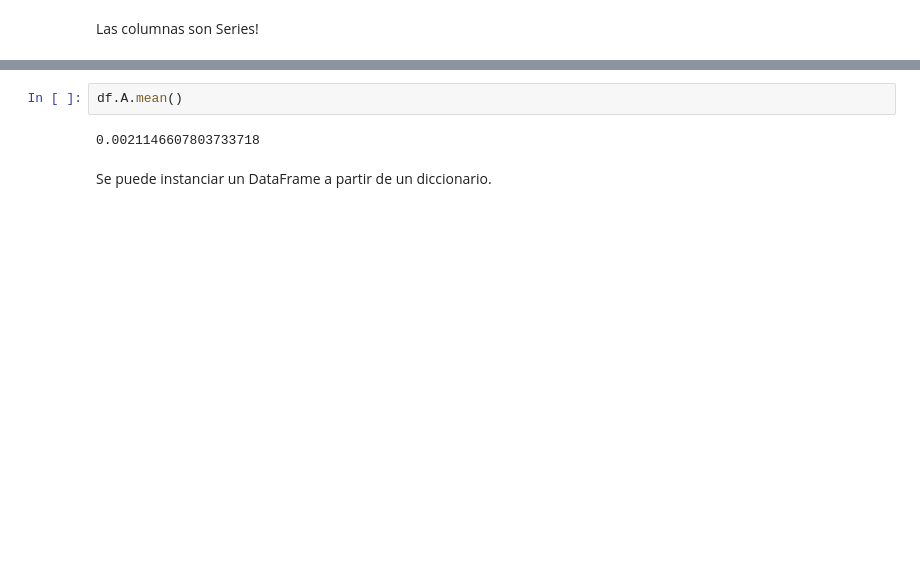
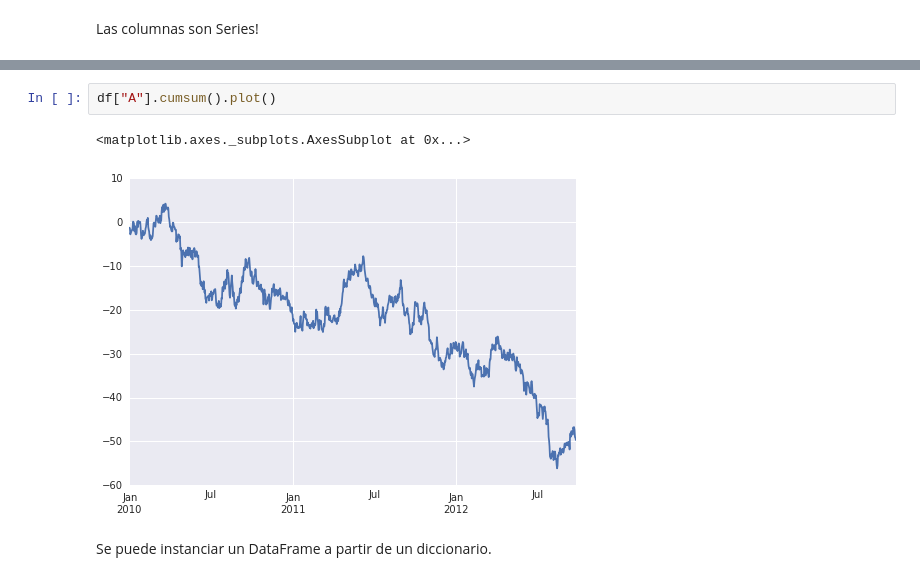
Before and after one commit to mgaitan/curso-python-cientifico, a Jupyter notebook: Clase 8.ipynb, the cells around one changed output, grey strips where cells are left out. Cells and saved outputs as stored; diff of their text form; blank space fills up the shorter version.

```diff
--- a/Clase 8.ipynb
+++ b/Clase 8.ipynb
@@ -280,7 +280,8 @@ pandas.core.series.Series
 # %%
-df.A.mean()
+df["A"].cumsum().plot()
 # %% [output]
-0.0021146607803733718
+<matplotlib.axes._subplots.AxesSubplot at 0x...>
+[figure, added]
 # %% [markdown]
 Se puede instanciar un DataFrame a partir de un diccionario.
 # %%
```
Also changed, not shown: parts of 49 cells of this notebook.
